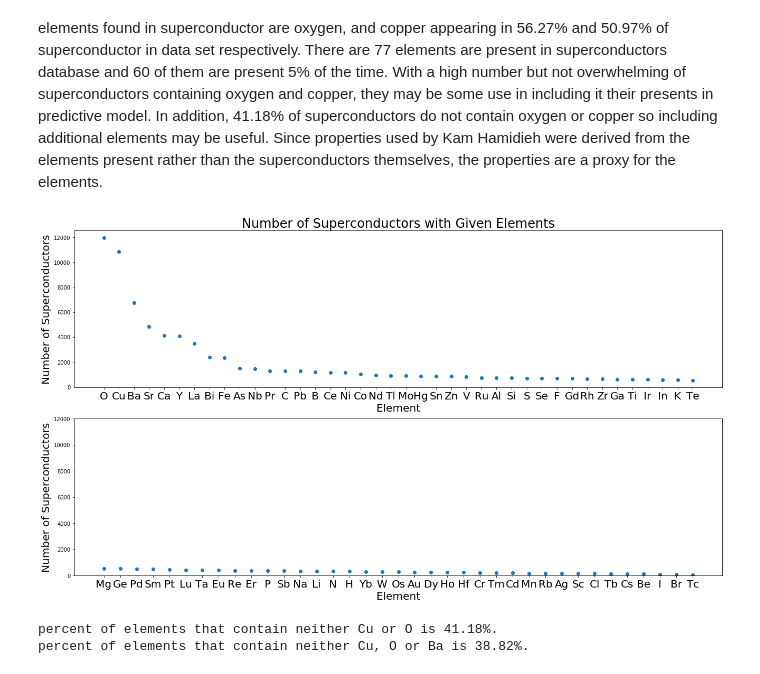
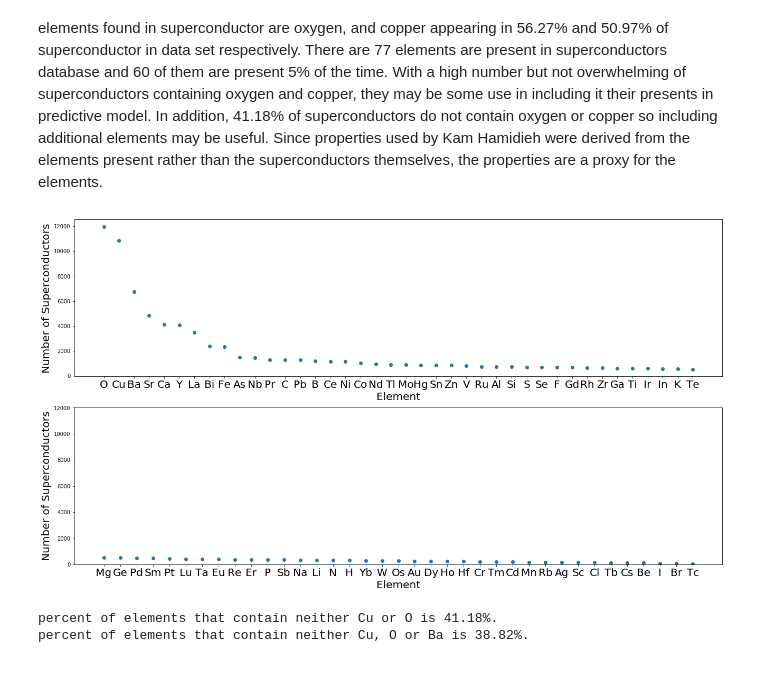
Before and after one commit to fullmetalchem15t/superconductors, a Jupyter notebook: Superconductor_statistics.ipynb, the cells around one changed output. Cells and saved outputs as stored; diff of their text form; code cells hidden in the pictures.

```diff
--- a/Superconductor_statistics.ipynb
+++ b/Superconductor_statistics.ipynb
@@ -77,35 +77,35 @@ element_count = atoms_no_temp.applymap(lambda x:0 if x==0 else 1).sum().sort_val
 element_percent = (element_count/atoms_df.shape[0]*100).sort_values(ascending=False)
 
 #number of superconductors with each element
 fig = plt.figure(figsize=(22,12))
 ax1 = fig.add_subplot(2,1,1)
 #plt.xlim(-1,77)
 ax1.scatter(x=element_count.keys()[:40],y=element_count.values[:40])
 
-ax1.set_title('Number of Superconductors with Given Elements',fontsize=24)
+#ax1.set_title('Number of Superconductors with Given Elements',fontsize=24)
 ax1.set_ylabel('Number of Superconductors',fontsize=20)
 plt.yticks([0,2000,4000,6000,8000,10000,12000])
 plt.xticks(fontsize=20)
 plt.xlabel('Element',fontsize=20)
 ax2 = fig.add_subplot(2,1,2)
 ax2.scatter(x=element_count.keys()[40:],y=element_count.values[40:])
 plt.yticks([0,2000,4000,6000,8000,10000,12000])
 plt.xticks(fontsize=20)
 ax2.set_ylabel('Number of Superconductors',fontsize=20)
 plt.xlabel('Element',fontsize=20)
 plt.savefig('images/Element_Analysis.jpg',bbox_inches='tight')
 plt.show()
 
 
 #percent of superconductors with each element
 #plt.figure(figsize=(25,4))
 #plt.scatter(x=element_percent.keys()[:40],y=element_percent.values[:40])
 #plt.title('Percent of Superconductors with Elements',fontsize=20)
 #plt.ylabel('Percentage of superconductors',fontsize=20)
 #plt.xlabel('Element',fontsize=20)
 #plt.show()
 # %% [output]
-[figure, old version]
+[figure, new version]
 # %%
 print('percent of elements that contain neither Cu or O is {:.2f}%.'.format(
     (~((material.str.contains('O')) |(material.str.contains('Cu')))).sum()/len(material)*100))
```
Also changed, not shown: 4 other files.
